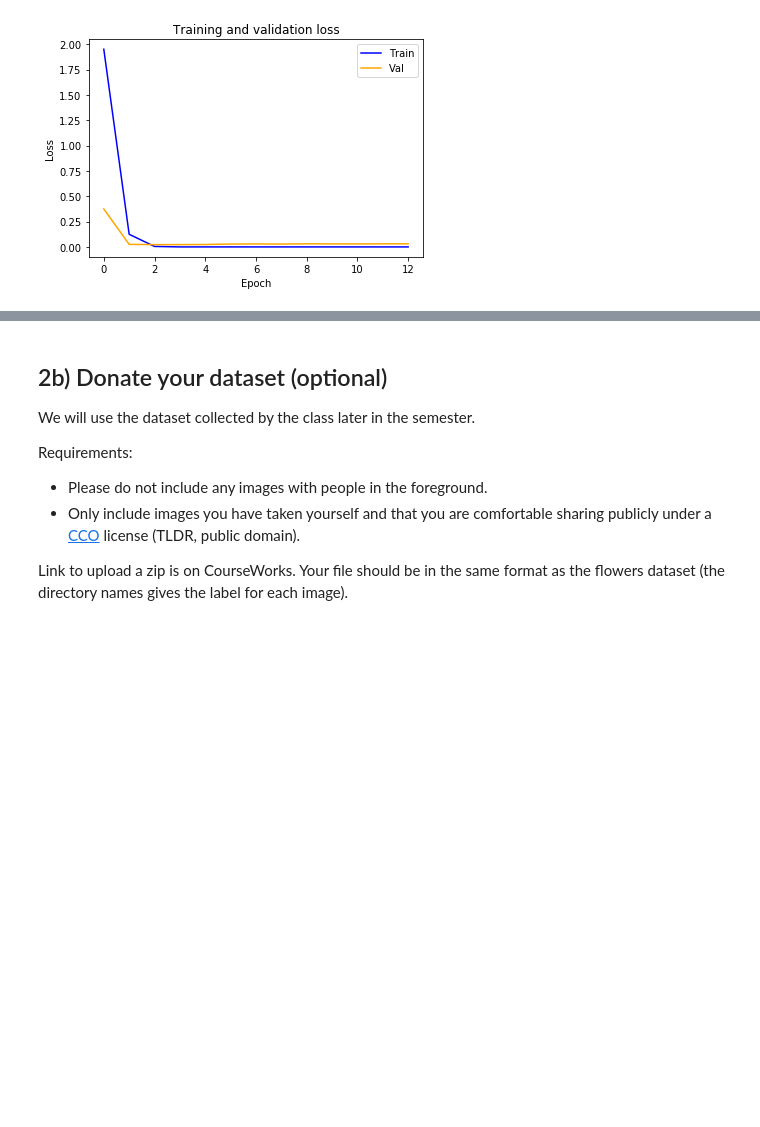
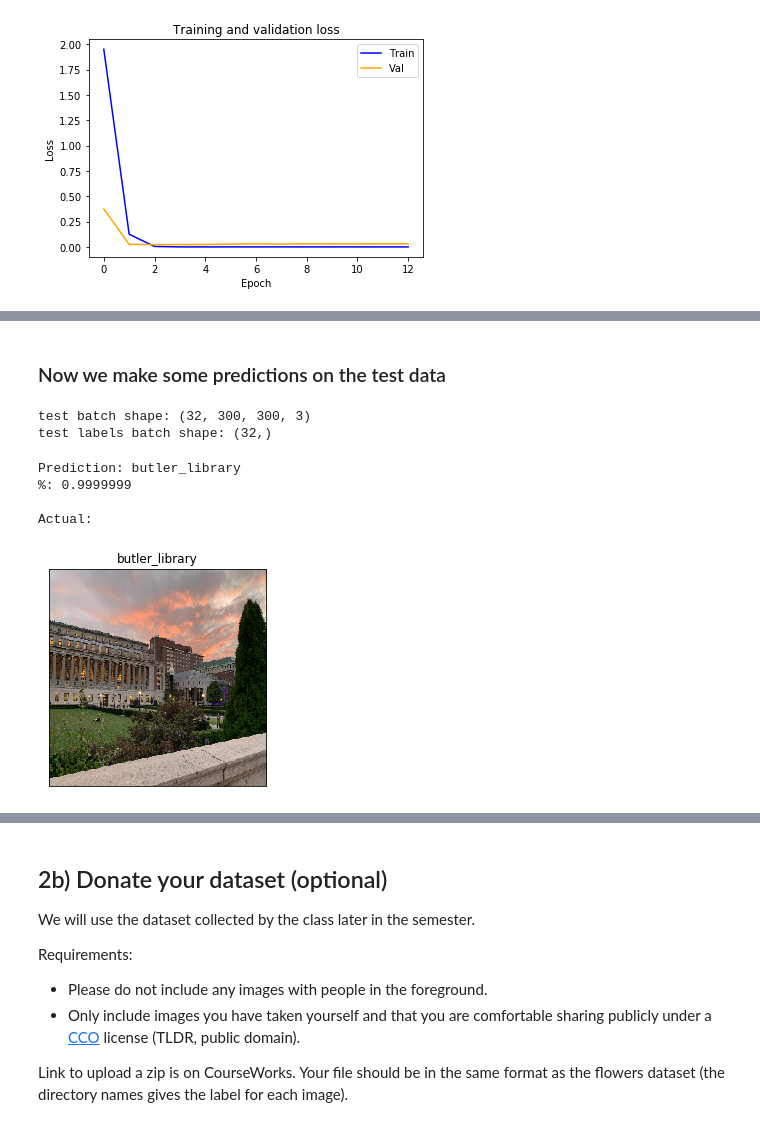
Before and after one commit to muftaye/deep_learning_2019, a Jupyter notebook: a2-1.ipynb, the cells around one changed output, grey strips where cells are left out. Drawn from its saved outputs; the diff is of its cells as text; code cells hidden in the pictures; blank space fills up the shorter version.

```diff
--- a/a2-1.ipynb
+++ b/a2-1.ipynb
@@ -976,0 +987,25 @@ model3.save('landmark_overfit.h5')
+# %% [markdown]
+### Now we make some predictions on the test data
+# %%
+#lets just check the first batch in our test data since there are 32 imgs
+for test_batch1, test_labels1 in validation_gen:
+    print('test batch shape:', test_batch1.shape)
+    print('test labels batch shape:', test_labels1.shape)
+    break
+# %% [output]
+test batch shape: (32, 300, 300, 3)
+test labels batch shape: (32,)
+# %%
+landmarkPredicts = model4.predict(test_batch1)
+# %%
+theMaxClass = tf.keras.backend.eval(tf.argmax(landmarkPredicts[3]))
+print("Prediction:", landmark_classes[theMaxClass], " \n%:", landmarkPredicts[3][theMaxClass])
+print("\nActual:")
+thislabel = landmark_classes[test_labels1[3]]
+show(test_batch1[3], thislabel)
+# %% [output]
+Prediction: butler_library
+%: 0.9999999
+
+Actual:
+[figure, added]
```
Also changed, not shown: parts of 30 cells of this notebook.
